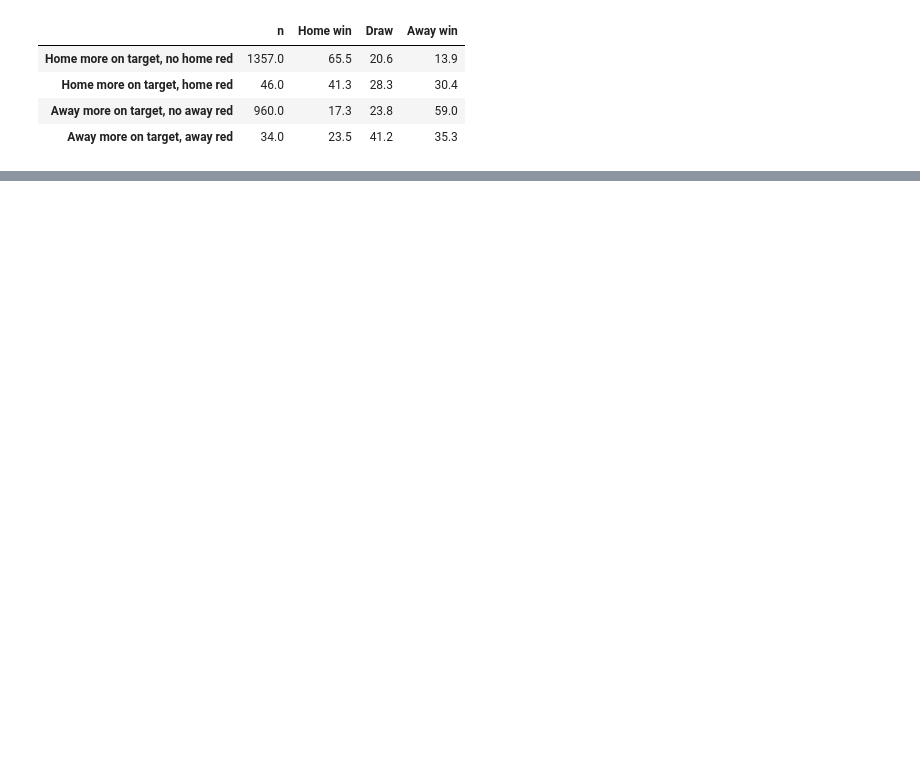
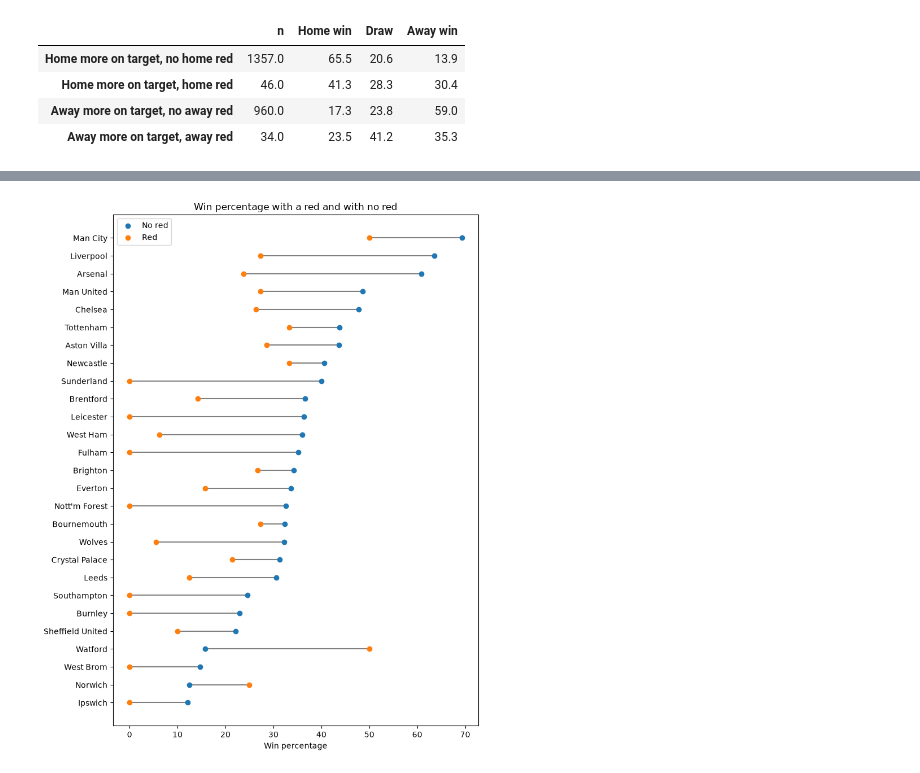
Before and after one commit to kkathait/D501_Final_Project, a Jupyter notebook: red_and_shots.ipynb, the cells around one changed output, grey strips where cells are left out. Cells and saved outputs as stored; diff of their text form; code cells hidden in the pictures; blank space fills up the shorter version.

```diff
--- a/red_and_shots.ipynb
+++ b/red_and_shots.ipynb
@@ -157,0 +240,23 @@ table.round(1)
+# %%
+home = df[["HomeTeam", "FTR", "HR"]].rename(columns={"HomeTeam": "Team", "HR": "reds"})
+home["win"] = home["FTR"] == "H"
+away = df[["AwayTeam", "FTR", "AR"]].rename(columns={"AwayTeam": "Team", "AR": "reds"})
+away["win"] = away["FTR"] == "A"
+played = pd.concat([home[["Team", "reds", "win"]], away[["Team", "reds", "win"]]], ignore_index=True)
+
+rows = []
+for team, s in played.groupby("Team"):
+    red = s[s["reds"] > 0]
+    none = s[s["reds"] == 0]
+    if len(red) == 0:
+        continue
+    rows.append({
+        "Team": team,
+        "Matches, no red": len(none),
+        "Matches, red": len(red),
+        "Win %, no red": none["win"].mean() * 100,
+        "Win %, red": red["win"].mean() * 100,
+    })
+
+win_rate = pd.DataFrame(rows).sort_values("Matches, red", ascending=False)
+win_rate.round(1)
@@ -157,0 +281,20 @@ table.round(1)
+# %%
+import matplotlib.pyplot as plt
+
+plot = win_rate.sort_values("Win %, no red")
+y = range(len(plot))
+
+fig, ax = plt.subplots(figsize=(8, 10))
+for i, row in enumerate(plot.itertuples(index=False)):
+    ax.plot([row[3], row[4]], [i, i], color="gray", zorder=1)
+ax.scatter(plot["Win %, no red"], list(y), label="No red", zorder=2)
+ax.scatter(plot["Win %, red"], list(y), label="Red", zorder=2)
+ax.set_yticks(list(y))
+ax.set_yticklabels(plot["Team"])
+ax.set_xlabel("Win percentage")
+ax.set_title("Win percentage with a red and with no red")
+ax.legend()
+fig.tight_layout()
+plt.show()
+# %% [output]
+[figure, added]
```
Also changed, not shown: parts of 25 cells of this notebook, 3 other files.
